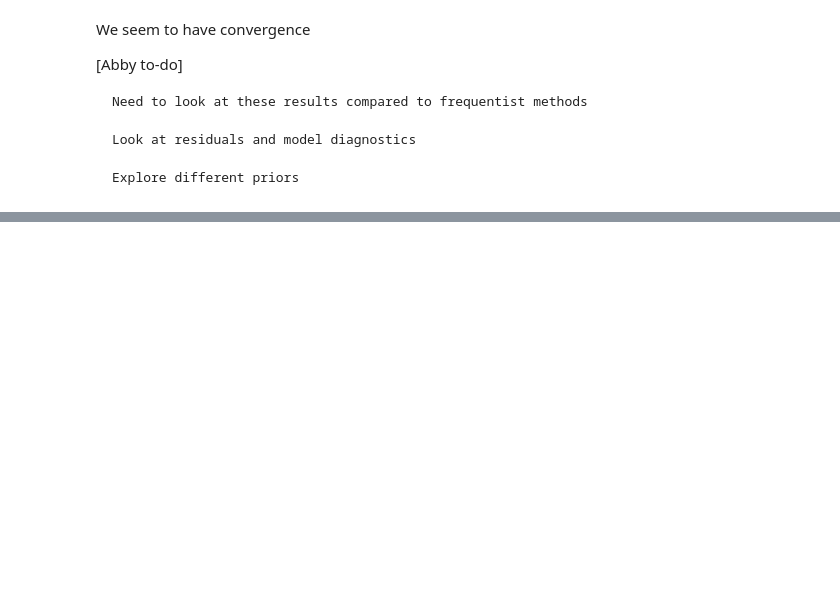
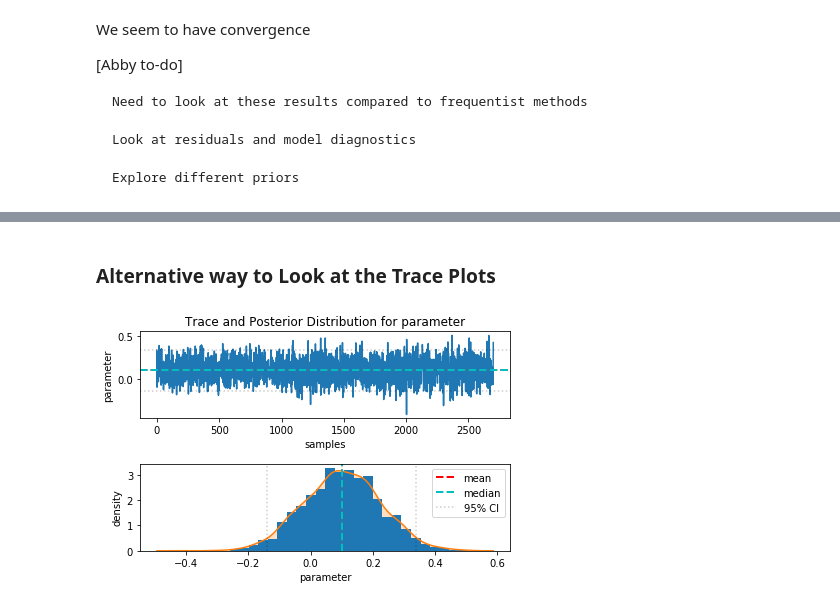
Before and after one commit to ahotaling/STAT_330_Project, a Jupyter notebook: Notebooks/Bayesian_Model_Exploration.ipynb, the cells around one changed output, grey strips where cells are left out. Drawn from its saved outputs; the diff is of its cells as text; code cells hidden in the pictures; blank space fills up the shorter version.

```diff
--- a/Notebooks/Bayesian_Model_Exploration.ipynb
+++ b/Notebooks/Bayesian_Model_Exploration.ipynb
@@ -73,6 +74,37 @@ data['Day'] = [1]*len(data)
 
 data['Datetime'] = pd.to_datetime(data[['Year', 'Month', 'Day']])
 data.iloc[:] = data.iloc[::-1].values
+# %%
+def plot_trace(param, param_name='parameter'):
+  """Plot the trace and posterior of a parameter."""
+
+  # Summary statistics
+  mean = np.mean(param)
+  median = np.median(param)
+  cred_min, cred_max = np.percentile(param, 2.5), np.percentile(param, 97.5)
+
+  # Plotting
+  plt.subplot(2,1,1)
+  plt.plot(param)
+  plt.xlabel('samples')
+  plt.ylabel(param_name)
+  plt.axhline(mean, color='r', lw=2, linestyle='--')
+  plt.axhline(median, color='c', lw=2, linestyle='--')
+  plt.axhline(cred_min, linestyle=':', color='k', alpha=0.2)
+  plt.axhline(cred_max, linestyle=':', color='k', alpha=0.2)
+  plt.title('Trace and Posterior Distribution for {}'.format(param_name))
+
+  plt.subplot(2,1,2)
+  plt.hist(param, 30, density=True); sns.kdeplot(param, shade=True)
+  plt.xlabel(param_name)
+  plt.ylabel('density')
+  plt.axvline(mean, color='r', lw=2, linestyle='--',label='mean')
+  plt.axvline(median, color='c', lw=2, linestyle='--',label='median')
+  plt.axvline(cred_min, linestyle=':', color='k', alpha=0.2, label='95% CI')
+  plt.axvline(cred_max, linestyle=':', color='k', alpha=0.2)
+
+  plt.gcf().tight_layout()
+  plt.legend()
 # %%
 ax = data.plot(x = 'Datetime', y = 'Electricity Price',
                title = 'Electricity Residential Price: New England cents per kilowatthour', legend = False)
@@ -216,0 +262,11 @@ We seem to have convergence
+# %%
+alpha = fit['alpha']
+sigma = fit['sigma']
+phi = fit['phi']
+lp = fit['lp__']
+# %% [markdown]
+### Alternative way to Look at the Trace Plots
+# %%
+plot_trace(alpha)
+# %% [output]
+[figure, added]
```
Also changed, not shown: parts of 11 cells of this notebook.
